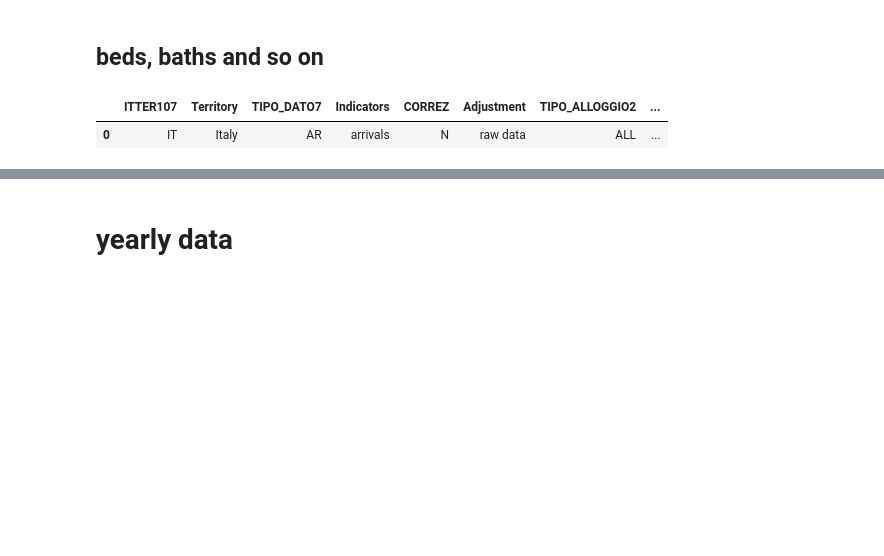
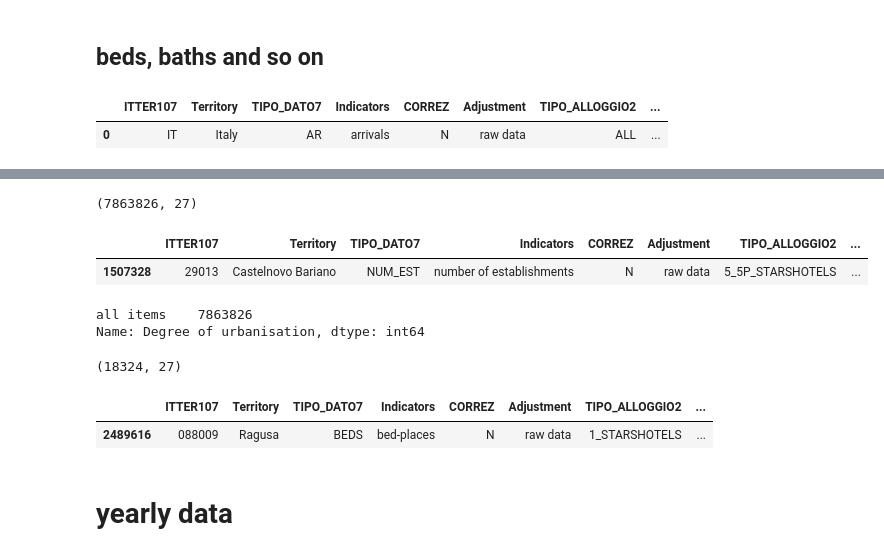
Before and after one commit to annassanchez/vuelve-conmigo-a-italia, a Jupyter notebook: notebooks/03_monthly_data_cleaning.ipynb, the cells around one changed output, grey strips where cells are left out. Saved outputs shown, nothing was run; the diff lists cells and outputs as text; code cells hidden in the pictures; blank space fills up the shorter version.

Commit message:
monthly data done （￣︶￣）↗

```diff
--- a/notebooks/03_monthly_data_cleaning.ipynb
+++ b/notebooks/03_monthly_data_cleaning.ipynb
@@ -201,0 +215,23 @@ df_month.head(1)
+# %%
+df_month_hotels = df_month[((df_month['Indicators'] == 'bed-places') | (df_month['Indicators'] == 'number of establishments') | (df_month['Indicators'] == 'bedrooms') | (df_month['Indicators'] == 'bathrooms')) &
+    (df_month['Coastal and non-coastal area'] == 'all items') & (df_month['Type of locality'] == 'all items')
+    ]
+print(df_month_hotels.shape)
+df_month_hotels.head(1)
+# %% [output]
+(7863826, 27)
+|  | ITTER107 | Territory | TIPO_DATO7 | Indicators | CORREZ | Adjustment | TIPO_ALLOGGIO2 | ... |
+| 1507328 | 29013 | Castelnovo Bariano | NUM_EST | number of establishments | N | raw data | 5_5P_STARSHOTELS | ... |
+# %%
+df_month_hotels['Degree of urbanisation'].value_counts()
+# %% [output]
+all items    7863826
+Name: Degree of urbanisation, dtype: int64
+# %%
+df_month_hotels = df_month_hotels[(df_month_hotels['Territory'].isin(bb.list_region)) | ((len(df_month_hotels['ITTER107']) == 5) & (df_month_hotels['ITTER107'].str.startswith('8') == True)) ]
+print(df_month_hotels.shape)
+df_month_hotels.head(1)
+# %% [output]
+(18324, 27)
+|  | ITTER107 | Territory | TIPO_DATO7 | Indicators | CORREZ | Adjustment | TIPO_ALLOGGIO2 | ... |
+| 2489616 | 088009 | Ragusa | BEDS | bed-places | N | raw data | 1_STARSHOTELS | ... |
```
Also changed, not shown: parts of 3 cells of this notebook.
